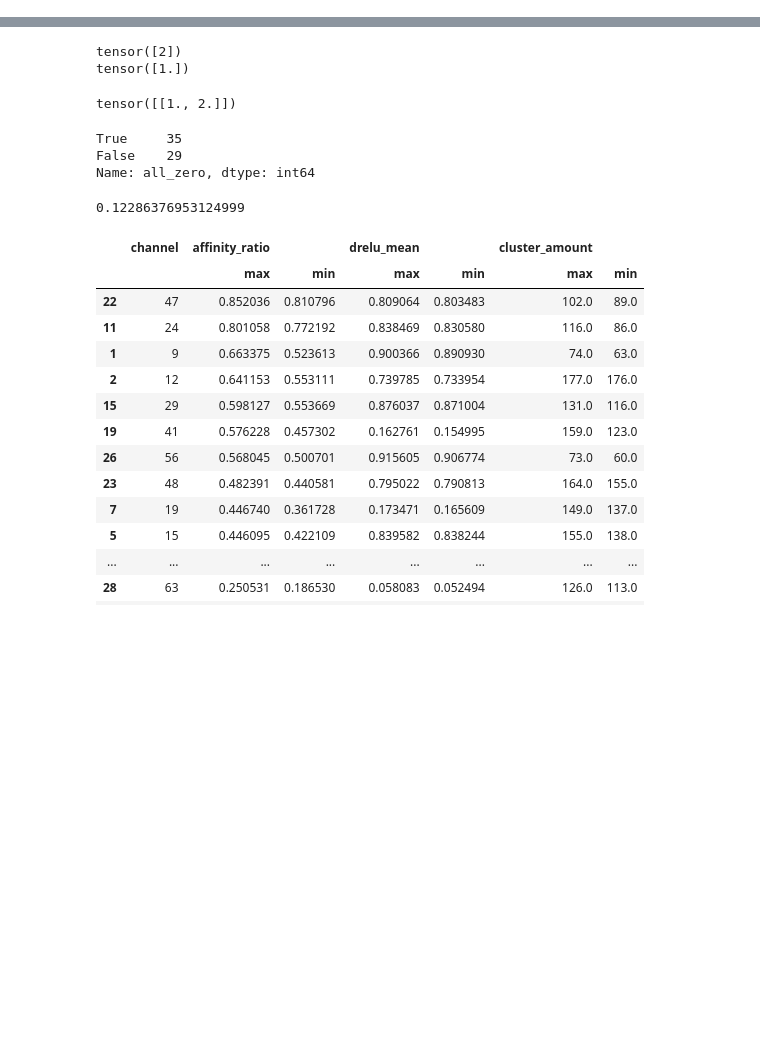
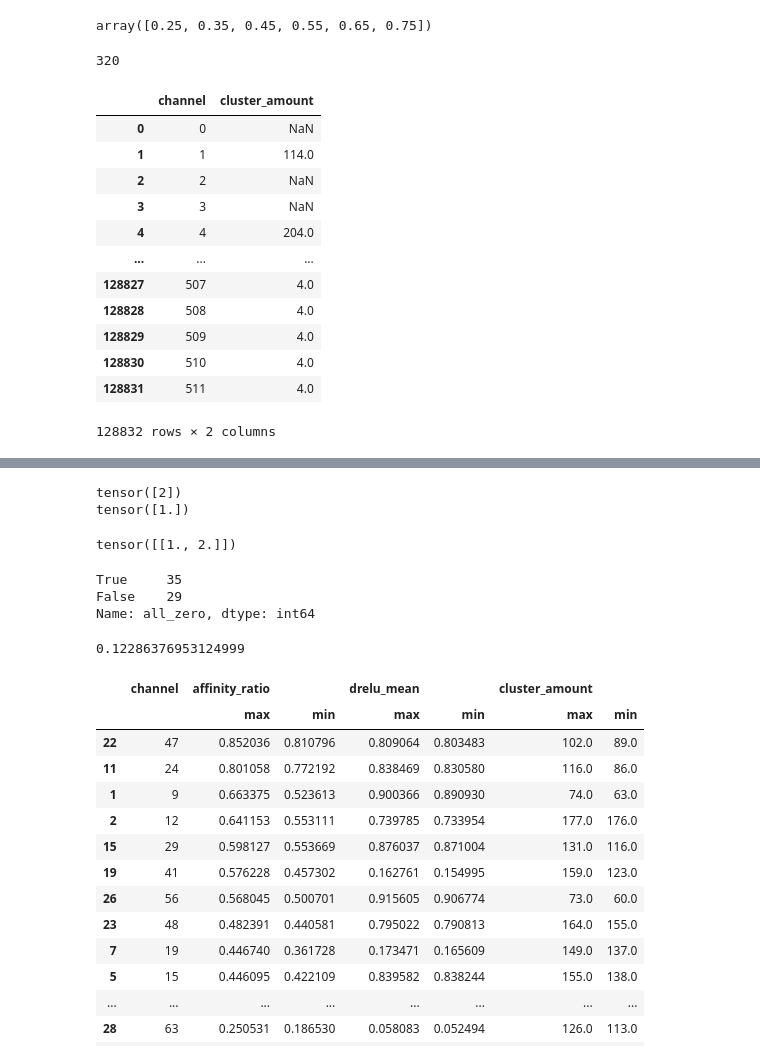
Before and after one commit to yonibor/secure_inference, a Jupyter notebook: notebooks/sandbox.ipynb, the cells around one changed output, grey strips where cells are left out. Drawn from its saved outputs; the diff is of its cells as text; code cells hidden in the pictures; blank space fills up the shorter version.

```diff
--- a/notebooks/sandbox.ipynb
+++ b/notebooks/sandbox.ipynb
@@ -29,0 +61,25 @@ from research.distortion.parameters.classification.resent.resnet18_8xb16_cifar10
+# %%
+np.arange(0.2, 0.8, 0.1)
+np.arange(0.25, 0.8, 0.1)
+# %% [output]
+array([0.25, 0.35, 0.45, 0.55, 0.65, 0.75])
+# %%
+64 * 5
+# %% [output]
+320
+# %%
+stats[['channel', 'cluster_amount']]
+# %% [output]
+|  | channel | cluster_amount |
+| 0 | 0 | NaN |
+| 1 | 1 | 114.0 |
+| 2 | 2 | NaN |
+| 3 | 3 | NaN |
+| 4 | 4 | 204.0 |
+| ... | ... | ... |
+| 128827 | 507 | 4.0 |
+| 128828 | 508 | 4.0 |
+| 128829 | 509 | 4.0 |
+| 128830 | 510 | 4.0 |
+| 128831 | 511 | 4.0 |
+128832 rows × 2 columns
```
Also changed, not shown: parts of 14 cells of this notebook, 11 other files.
